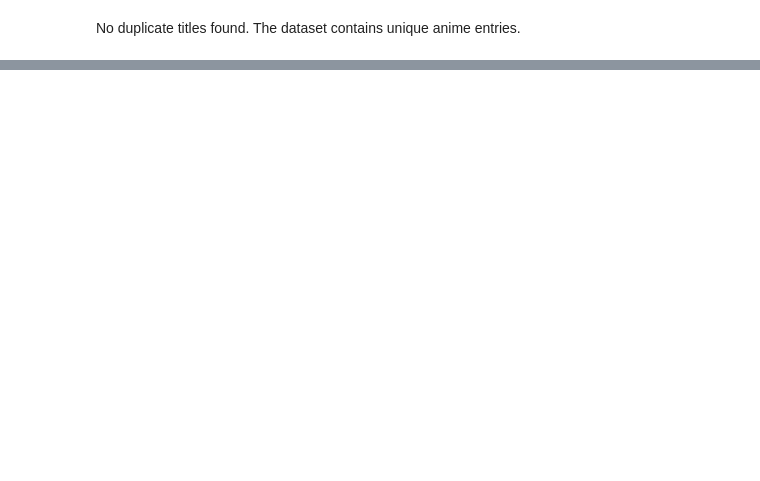
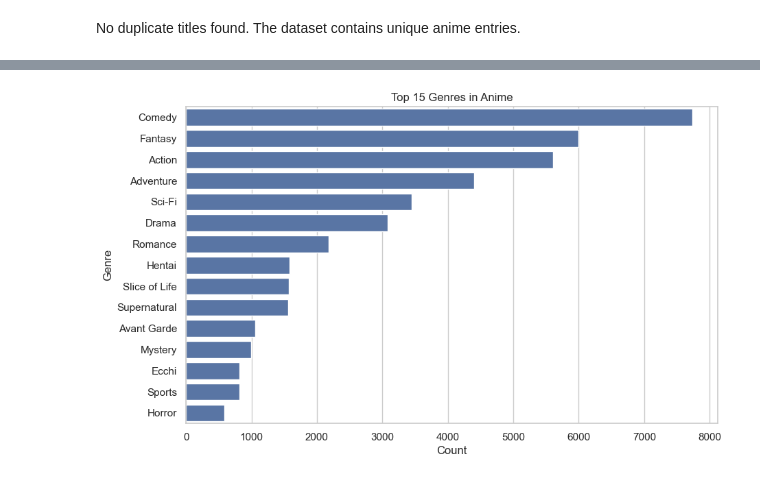
Before and after one commit to MIAR-Riza27/anime-rating-predictor, a Jupyter notebook: notebooks/01-eda.ipynb, the cells around one changed output, grey strips where cells are left out. Drawn from its saved outputs; the diff is of its cells as text; code cells hidden in the pictures; blank space fills up the shorter version.

```diff
--- a/notebooks/01-eda.ipynb
+++ b/notebooks/01-eda.ipynb
@@ -174,0 +297,14 @@ In the next section, we will explore the dataset using various visualizations to
+# %%
+# Plot top 15 genres in anime
+genre_series = df_selected["genres"].str.split(", ")
+genre_counts = Counter([genre for sublist in genre_series for genre in sublist if genre])
+top_genres = pd.DataFrame(genre_counts.most_common(15), columns=["Genre", "Count"])
+
+# Plotting the top genres
+sns.barplot(data=top_genres, y="Genre", x="Count")
+plt.title("Top 15 Genres in Anime")
+plt.xlabel("Count")
+plt.ylabel("Genre")
+plt.show()
+# %% [output]
+[figure, added]
```
Also changed, not shown: parts of 13 cells of this notebook.
